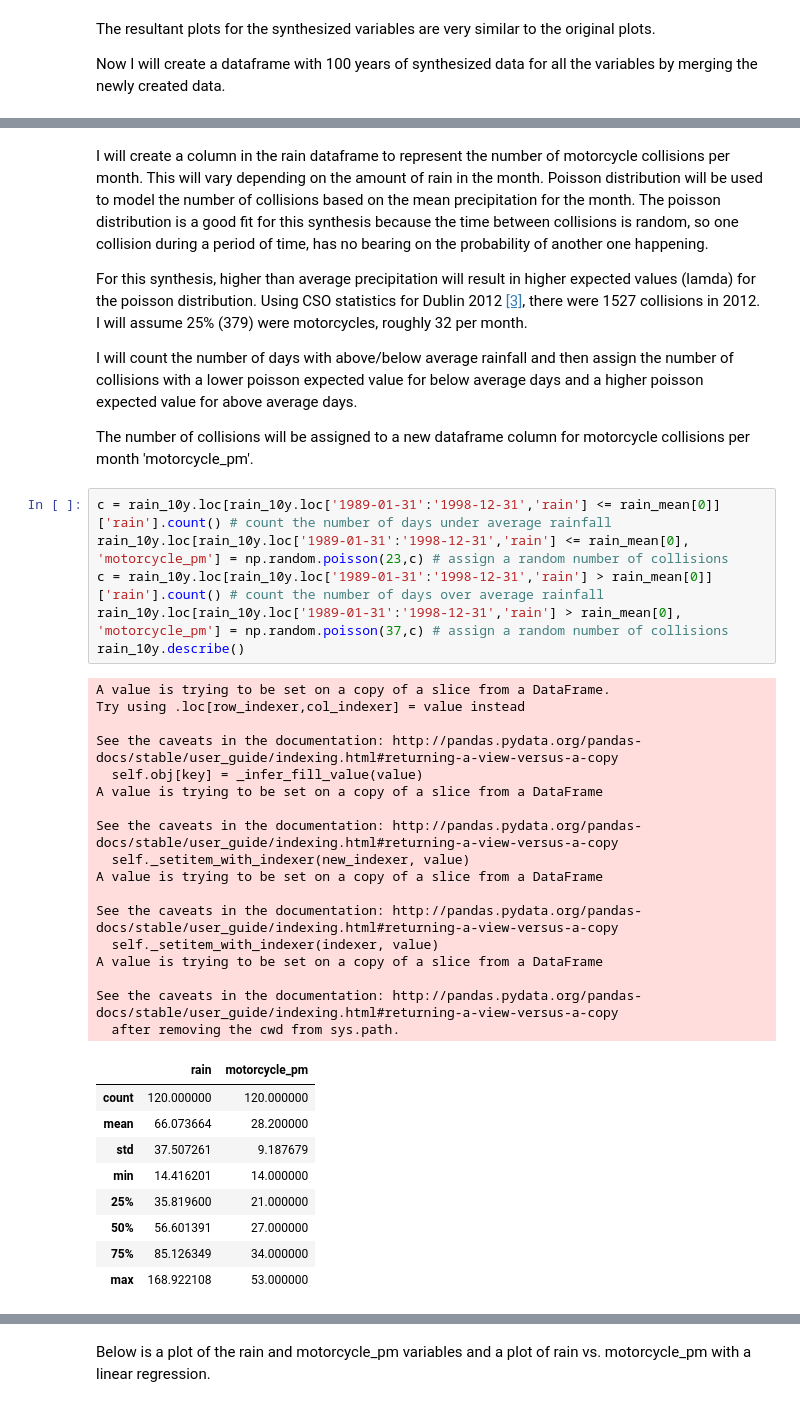
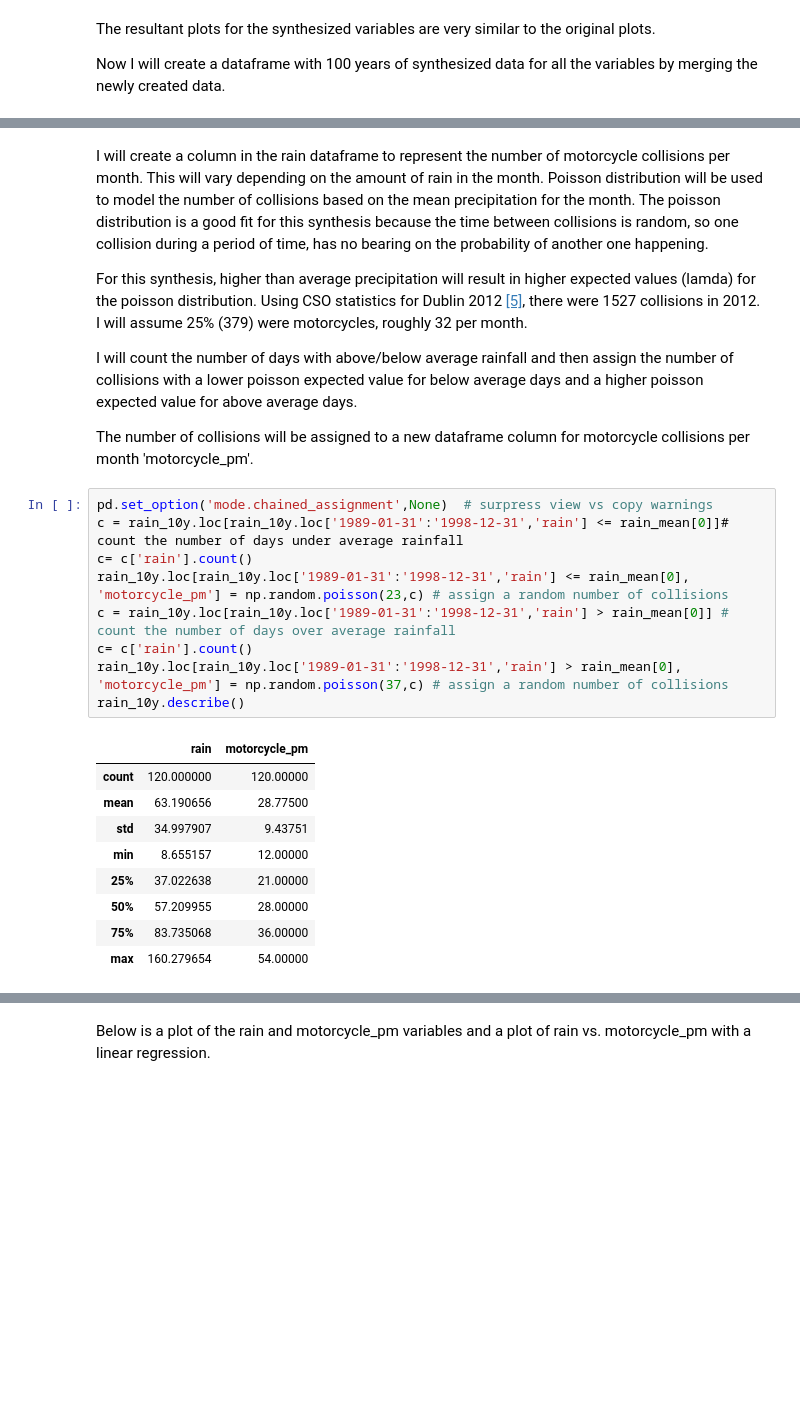
Before and after one commit to AdrianDonohoe/PDAProject2019, a Jupyter notebook: Motorcycle and Weather data.ipynb, the cells around one changed output, grey strips where cells are left out. Cells and saved outputs as stored; diff of their text form; blank space fills up the shorter version.

```diff
--- a/Motorcycle and Weather data.ipynb
+++ b/Motorcycle and Weather data.ipynb
@@ -594,44 +580,30 @@ rain_mean[0]
 # %% [markdown]
 I will create a column in the rain dataframe to represent the number of motorcycle collisions per month. This will vary depending on the amount of rain in the month. Poisson distribution will be used to model the number of collisions based on the mean precipitation for the month. The poisson distribution is a good fit for this synthesis because the time between collisions is random, so one collision during a period of time, has no bearing on the probability of another one happening.
 
-For this synthesis, higher than average precipitation will result in higher expected values (lamda) for the poisson distribution. Using CSO statistics for Dublin 2012 [[3]](#References), there were 1527 collisions in 2012. I will assume 25%  (379) were motorcycles, roughly 32 per month.
+For this synthesis, higher than average precipitation will result in higher expected values (lamda) for the poisson distribution. Using CSO statistics for Dublin 2012 [[5]](#References), there were 1527 collisions in 2012. I will assume 25%  (379) were motorcycles, roughly 32 per month.
 
 I will count the number of days with above/below average rainfall and then assign the number of collisions with a lower poisson expected value for below average days and a higher poisson expected value for above average days.
 
 The number of collisions will be assigned to a new dataframe column for motorcycle collisions per month 'motorcycle_pm'.
 # %%
-c = rain_10y.loc[rain_10y.loc['1989-01-31':'1998-12-31','rain'] <= rain_mean[0]]['rain'].count() # count the number of days under average rainfall
+pd.set_option('mode.chained_assignment',None)  # surpress view vs copy warnings
+c = rain_10y.loc[rain_10y.loc['1989-01-31':'1998-12-31','rain'] <= rain_mean[0]]# count the number of days under average rainfall
+c= c['rain'].count()
 rain_10y.loc[rain_10y.loc['1989-01-31':'1998-12-31','rain'] <= rain_mean[0], 'motorcycle_pm'] = np.random.poisson(23,c) # assign a random number of collisions
-c = rain_10y.loc[rain_10y.loc['1989-01-31':'1998-12-31','rain'] > rain_mean[0]]['rain'].count() # count the number of days over average rainfall
+c = rain_10y.loc[rain_10y.loc['1989-01-31':'1998-12-31','rain'] > rain_mean[0]] # count the number of days over average rainfall
+c= c['rain'].count()
 rain_10y.loc[rain_10y.loc['1989-01-31':'1998-12-31','rain'] > rain_mean[0], 'motorcycle_pm'] = np.random.poisson(37,c) # assign a random number of collisions
 rain_10y.describe()
 # %% [output]
-A value is trying to be set on a copy of a slice from a DataFrame.
-Try using .loc[row_indexer,col_indexer] = value instead
-
-See the caveats in the documentation: http://pandas.pydata.org/pandas-docs/stable/user_guide/indexing.html#returning-a-view-versus-a-copy
-  self.obj[key] = _infer_fill_value(value)
-A value is trying to be set on a copy of a slice from a DataFrame
-
-See the caveats in the documentation: http://pandas.pydata.org/pandas-docs/stable/user_guide/indexing.html#returning-a-view-versus-a-copy
-  self._setitem_with_indexer(new_indexer, value)
-A value is trying to be set on a copy of a slice from a DataFrame
-
-See the caveats in the documentation: http://pandas.pydata.org/pandas-docs/stable/user_guide/indexing.html#returning-a-view-versus-a-copy
-  self._setitem_with_indexer(indexer, value)
-A value is trying to be set on a copy of a slice from a DataFrame
-
-See the caveats in the documentation: http://pandas.pydata.org/pandas-docs/stable/user_guide/indexing.html#returning-a-view-versus-a-copy
-  after removing the cwd from sys.path.
 |  | rain | motorcycle_pm |
-| count | 120.000000 | 120.000000 |
-| mean | 66.073664 | 28.200000 |
-| std | 37.507261 | 9.187679 |
-| min | 14.416201 | 14.000000 |
-| 25% | 35.819600 | 21.000000 |
-| 50% | 56.601391 | 27.000000 |
-| 75% | 85.126349 | 34.000000 |
-| max | 168.922108 | 53.000000 |
+| count | 120.000000 | 120.00000 |
+| mean | 63.190656 | 28.77500 |
+| std | 34.997907 | 9.43751 |
+| min | 8.655157 | 12.00000 |
+| 25% | 37.022638 | 21.00000 |
+| 50% | 57.209955 | 28.00000 |
+| 75% | 83.735068 | 36.00000 |
+| max | 160.279654 | 54.00000 |
 # %%
 pd.set_option('display.max_rows',120)
 rain_10y
```
Also changed, not shown: parts of 22 cells of this notebook.
